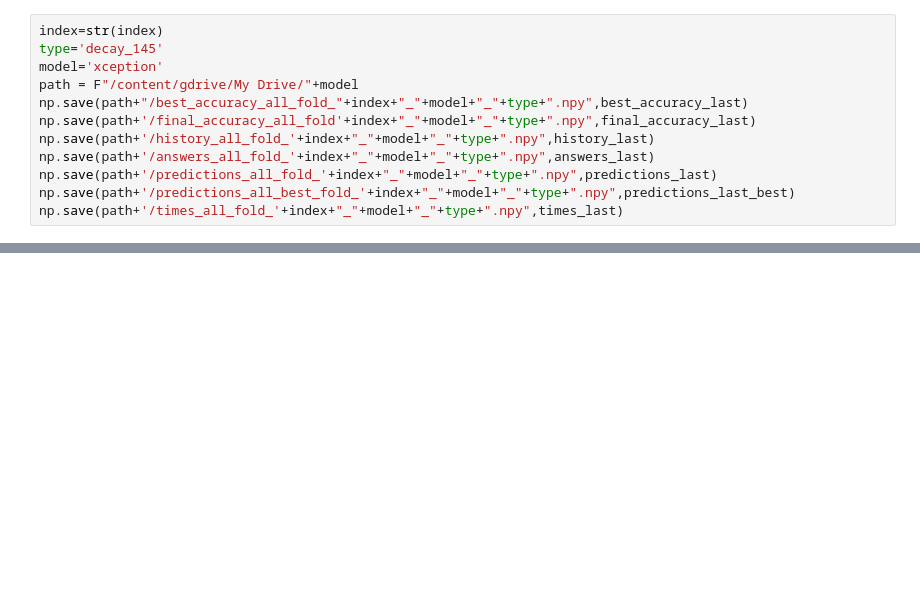
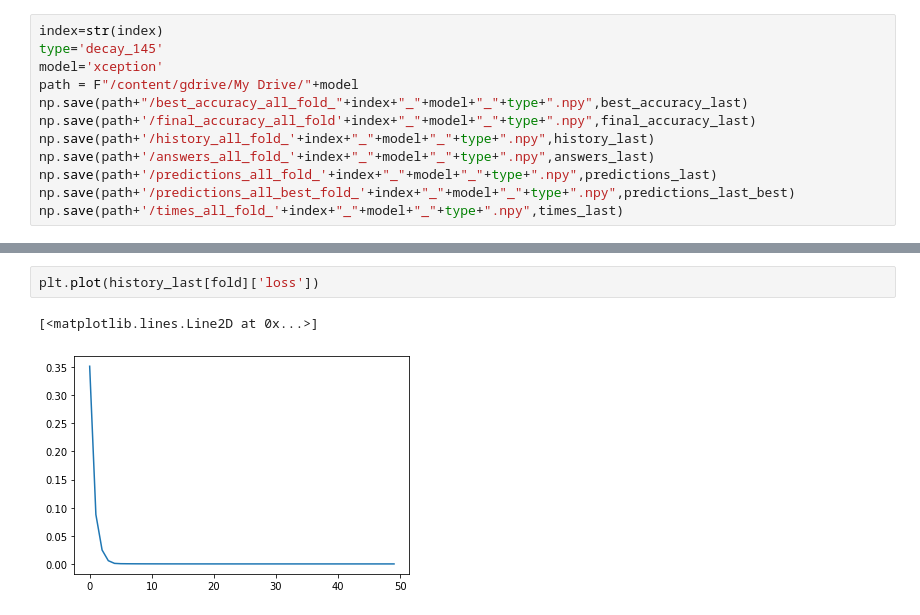
Before and after one commit to greyhound101/internship, a Jupyter notebook: xception_fold_4_all_145.ipynb, the cells around one changed output, grey strips where cells are left out. Cells and saved outputs as stored; diff of their text form; blank space fills up the shorter version.

```diff
--- a/xception_fold_4_all_145.ipynb
+++ b/xception_fold_4_all_145.ipynb
@@ -326,0 +351,5 @@ new_acc
+# %%
+plt.plot(history_last[fold]['loss'])
+# %% [output]
+[<matplotlib.lines.Line2D at 0x...>]
+[figure, added]
```
Also changed, not shown: parts of 4 cells of this notebook.
